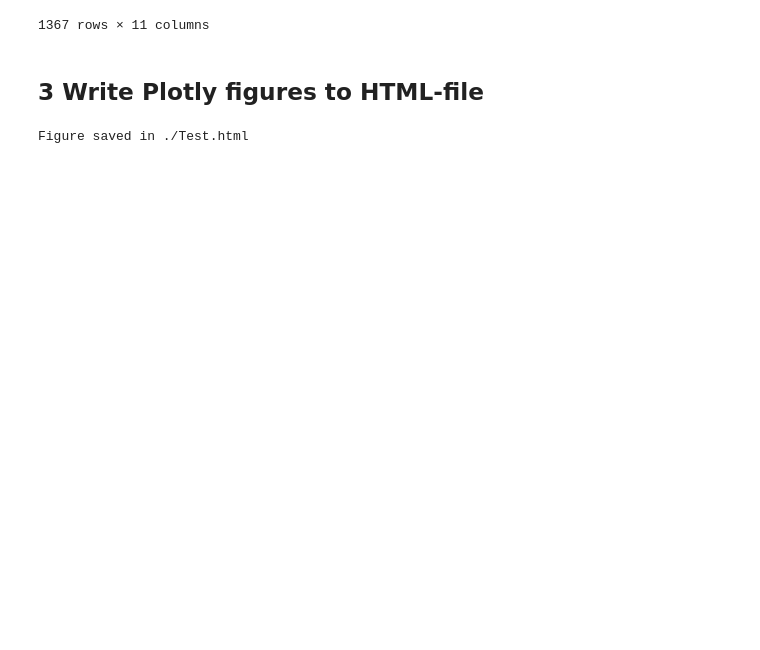
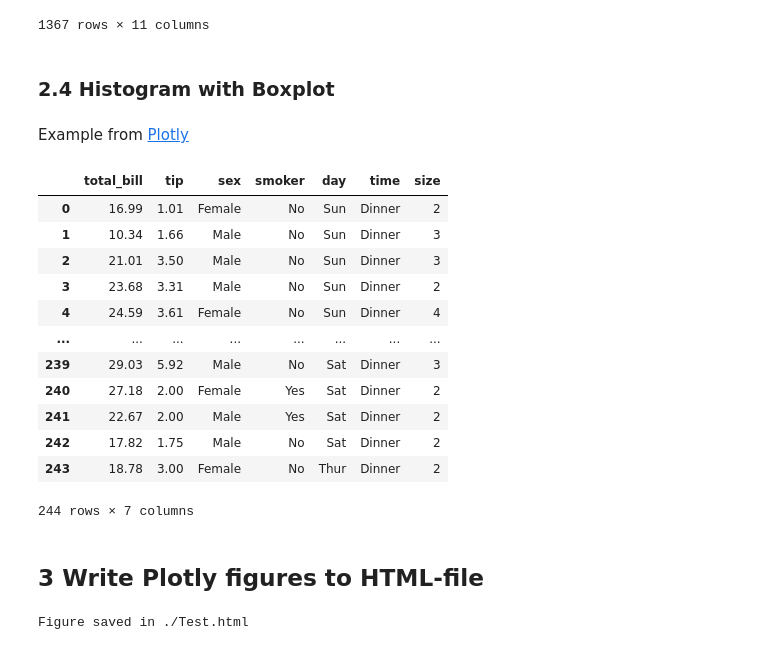
Before and after one commit to freyto/data_visualization, a Jupyter notebook: plotly_visualizations.ipynb, the cells around one changed output. Saved outputs shown, nothing was run; the diff lists cells and outputs as text; code cells hidden in the pictures; blank space fills up the shorter version.

Commit message:
Added section 2.4 Histogram with Boxplot

```diff
--- a/plotly_visualizations.ipynb
+++ b/plotly_visualizations.ipynb
@@ -451,3 +453,24 @@ create_subplots(
     fig_height=600,
     fig_width=1400
 ).show()
+# %% [markdown]
+### 2.4 Histogram with Boxplot
+# %% [markdown]
+Example from [Plotly](https://plotly.com/python/distplot/)
+# %%
+tips_df = px.data.tips()
+tips_df
+# %% [output]
+|  | total_bill | tip | sex | smoker | day | time | size |
+| 0 | 16.99 | 1.01 | Female | No | Sun | Dinner | 2 |
+| 1 | 10.34 | 1.66 | Male | No | Sun | Dinner | 3 |
+| 2 | 21.01 | 3.50 | Male | No | Sun | Dinner | 3 |
+| 3 | 23.68 | 3.31 | Male | No | Sun | Dinner | 2 |
+| 4 | 24.59 | 3.61 | Female | No | Sun | Dinner | 4 |
+| ... | ... | ... | ... | ... | ... | ... | ... |
+| 239 | 29.03 | 5.92 | Male | No | Sat | Dinner | 3 |
+| 240 | 27.18 | 2.00 | Female | Yes | Sat | Dinner | 2 |
+| 241 | 22.67 | 2.00 | Male | Yes | Sat | Dinner | 2 |
+| 242 | 17.82 | 1.75 | Male | No | Sat | Dinner | 2 |
+| 243 | 18.78 | 3.00 | Female | No | Thur | Dinner | 2 |
+244 rows × 7 columns
```
Also changed, not shown: parts of 2 cells of this notebook.
